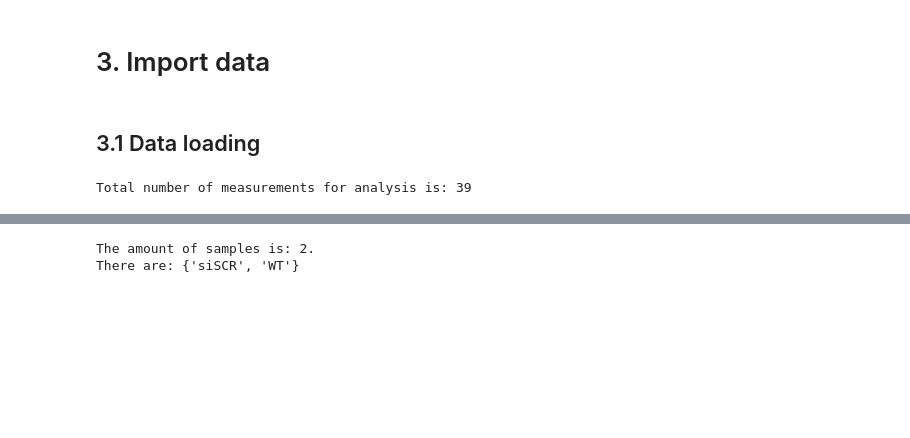
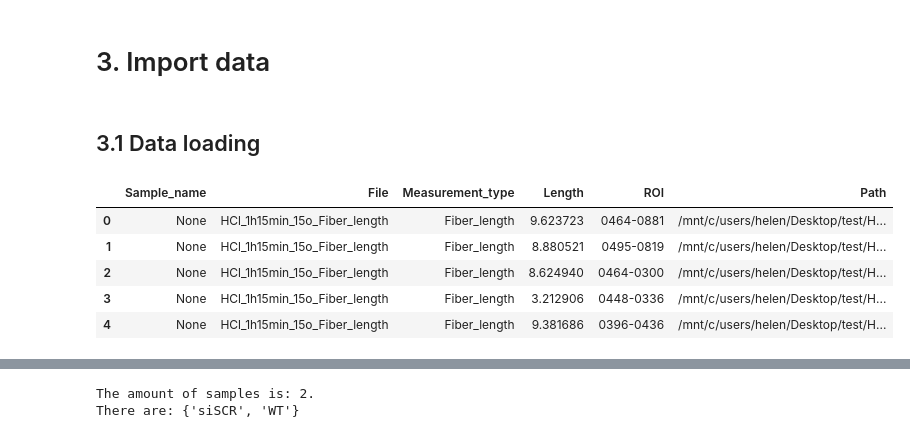
Before and after one commit to Lopatushka/DNA_fibers, a Jupyter notebook: data_agg.ipynb, the cells around one changed output, grey strips where cells are left out. Saved outputs shown, nothing was run; the diff lists cells and outputs as text; code cells hidden in the pictures; blank space fills up the shorter version.

```diff
--- a/data_agg.ipynb
+++ b/data_agg.ipynb
@@ -37,56 +37,3 @@ time = 20 # minutes
 # 3. Import data
 # %% [markdown]
 ## 3.1 Data loading
-# %%
-dfs = []
-all_dirs = []
-
-for root, dirs, files in os.walk(INPUT_DIR):
-    all_dirs.append(dirs)
-
-    for filename in files:
-        if filename.lower().endswith(".csv"):
-
-            path = os.path.join(root, filename)
-            df = pd.read_csv(path)
-
-            # If everything ended up in one column, try semicolon
-            if df.shape[1] == 1:
-                df = pd.read_csv(path, sep=";")
-
-            # Optional metadata
-            df["File"] = os.path.splitext(filename)[0].replace(" ", "_")
-            df["Path"] = path
-
-            dfs.append(df)
-
-# Combine all tables
-data = pd.concat(dfs, ignore_index=True)
-
-# Convert Length in pixels into micrometers
-data['Length'] = data['Length'].apply(lambda x: x * pixel_size)
-
-# Create ROI column
-data['ROI'] = data['Label'].apply(lambda x: x.split(":")[1])
-
-# Create Sample name column empty (custom parsing of filenames)
-data['Sample_name'] = None
-
-# Delete first 3 columns
-data.drop(data.columns[[0, 1, 2]], axis=1, inplace=True)
-
-# Reorder columns
-data = data[
-    [
-        "Sample_name",
-        "File",
-        "Measurement_type",
-        "Length",
-        "ROI",
-        "Path"
-    ]
-]
-
-print(f"Total number of measurements for analysis is: {data.shape[0]}")
-# %% [output]
-Total number of measurements for analysis is: 39
@@ -92,0 +46,9 @@ Total number of measurements for analysis is: 39
+# %%
+data.head()
+# %% [output]
+|  | Sample_name | File | Measurement_type | Length | ROI | Path |
+| 0 | None | HCl_1h15min_15o_Fiber_length | Fiber_length | 9.623723 | 0464-0881 | /mnt/c/users/helen/Desktop/test/H... |
+| 1 | None | HCl_1h15min_15o_Fiber_length | Fiber_length | 8.880521 | 0495-0819 | /mnt/c/users/helen/Desktop/test/H... |
+| 2 | None | HCl_1h15min_15o_Fiber_length | Fiber_length | 8.624940 | 0464-0300 | /mnt/c/users/helen/Desktop/test/H... |
+| 3 | None | HCl_1h15min_15o_Fiber_length | Fiber_length | 3.212906 | 0448-0336 | /mnt/c/users/helen/Desktop/test/H... |
+| 4 | None | HCl_1h15min_15o_Fiber_length | Fiber_length | 9.381686 | 0396-0436 | /mnt/c/users/helen/Desktop/test/H... |
```
Also changed, not shown: parts of 3 cells of this notebook.
